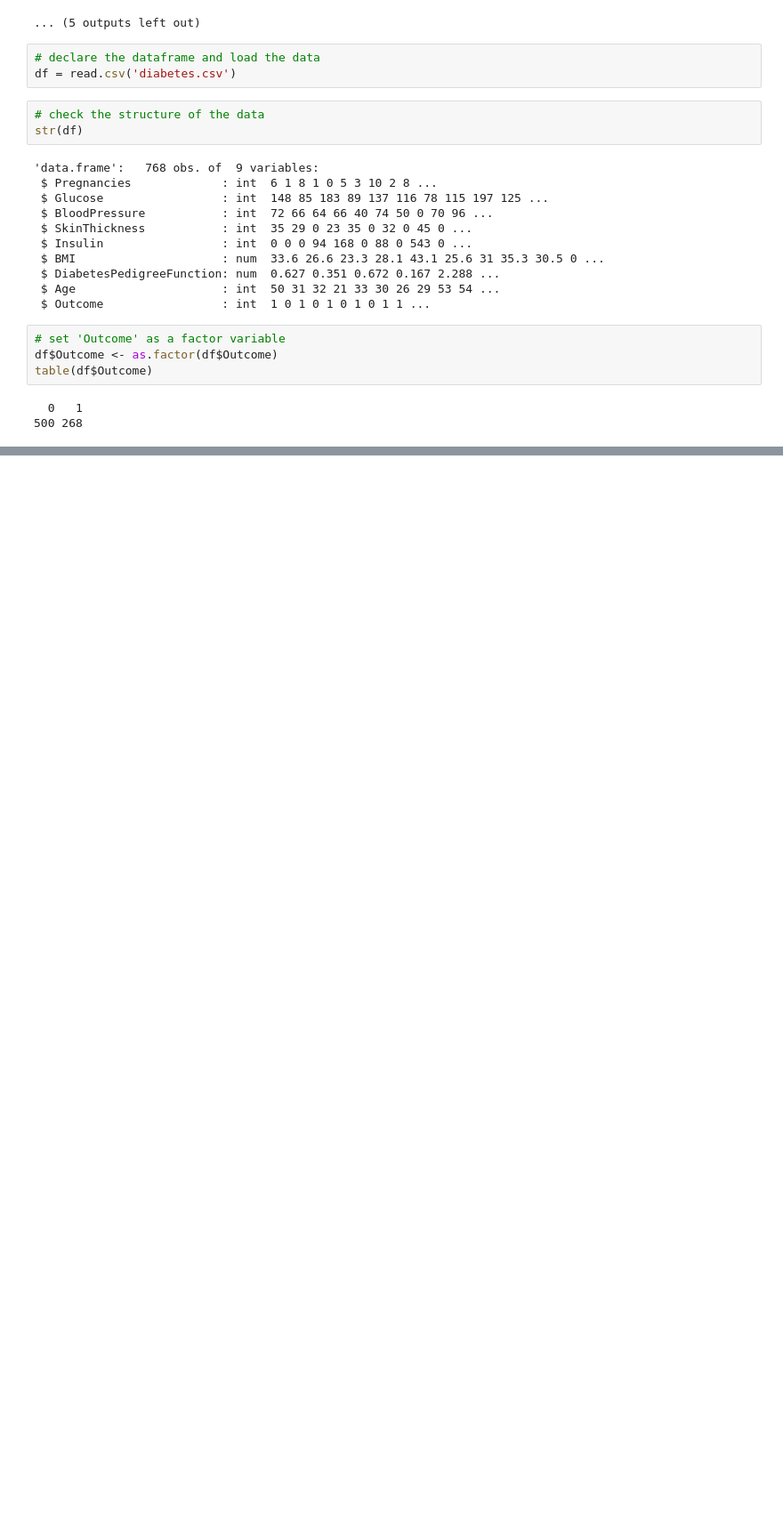
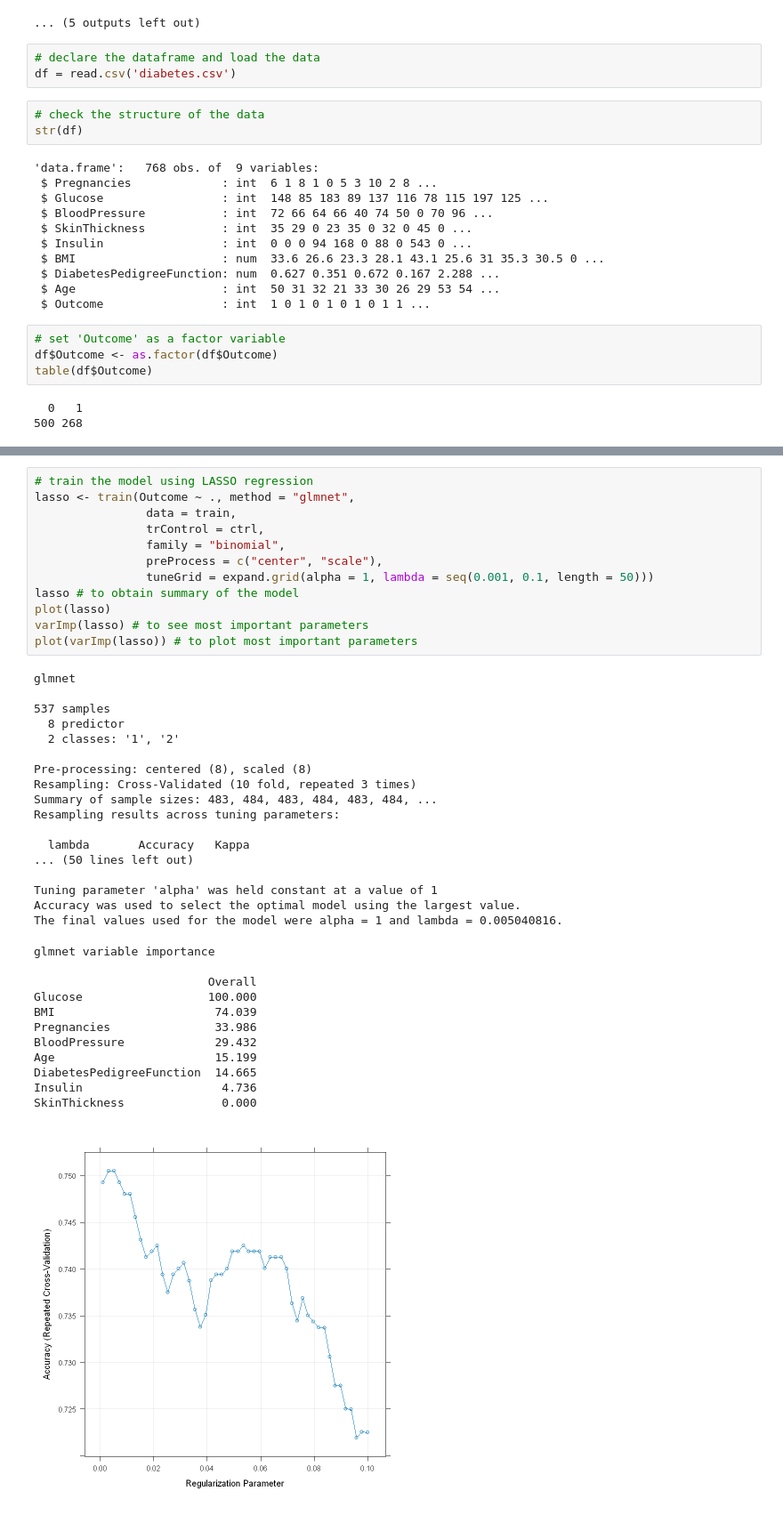
Before and after one commit to maxdevroome/25_discover-projects, a Jupyter notebook: pima-indians-diabetes/exercies.ipynb, the cells around one changed output, grey strips where cells are left out. Shown at 89% size. Saved outputs shown, nothing was run; the diff lists cells and outputs as text; blank space fills up the shorter version.

```diff
--- a/pima-indians-diabetes/exercies.ipynb
+++ b/pima-indians-diabetes/exercies.ipynb
@@ -118,0 +255,42 @@ table(df$Outcome)
+# %%
+# train the model using LASSO regression
+lasso <- train(Outcome ~ ., method = "glmnet",
+                data = train,
+                trControl = ctrl,
+                family = "binomial",
+                preProcess = c("center", "scale"),
+                tuneGrid = expand.grid(alpha = 1, lambda = seq(0.001, 0.1, length = 50)))
+lasso # to obtain summary of the model
+plot(lasso)
+varImp(lasso) # to see most important parameters
+plot(varImp(lasso)) # to plot most important parameters
+# %% [output]
+glmnet
+
+537 samples
+  8 predictor
+  2 classes: '1', '2'
+
+Pre-processing: centered (8), scaled (8)
+Resampling: Cross-Validated (10 fold, repeated 3 times)
+Summary of sample sizes: 483, 484, 483, 484, 483, 484, ...
+Resampling results across tuning parameters:
+
+  lambda       Accuracy   Kappa
+... (50 lines left out)
+
+Tuning parameter 'alpha' was held constant at a value of 1
+Accuracy was used to select the optimal model using the largest value.
+The final values used for the model were alpha = 1 and lambda = 0.005040816.
+glmnet variable importance
+
+                         Overall
+Glucose                  100.000
+BMI                       74.039
+Pregnancies               33.986
+BloodPressure             29.432
+Age                       15.199
+DiabetesPedigreeFunction  14.665
+Insulin                    4.736
+SkinThickness              0.000
+[figure, added]
```
Also changed, not shown: parts of 17 cells of this notebook.
